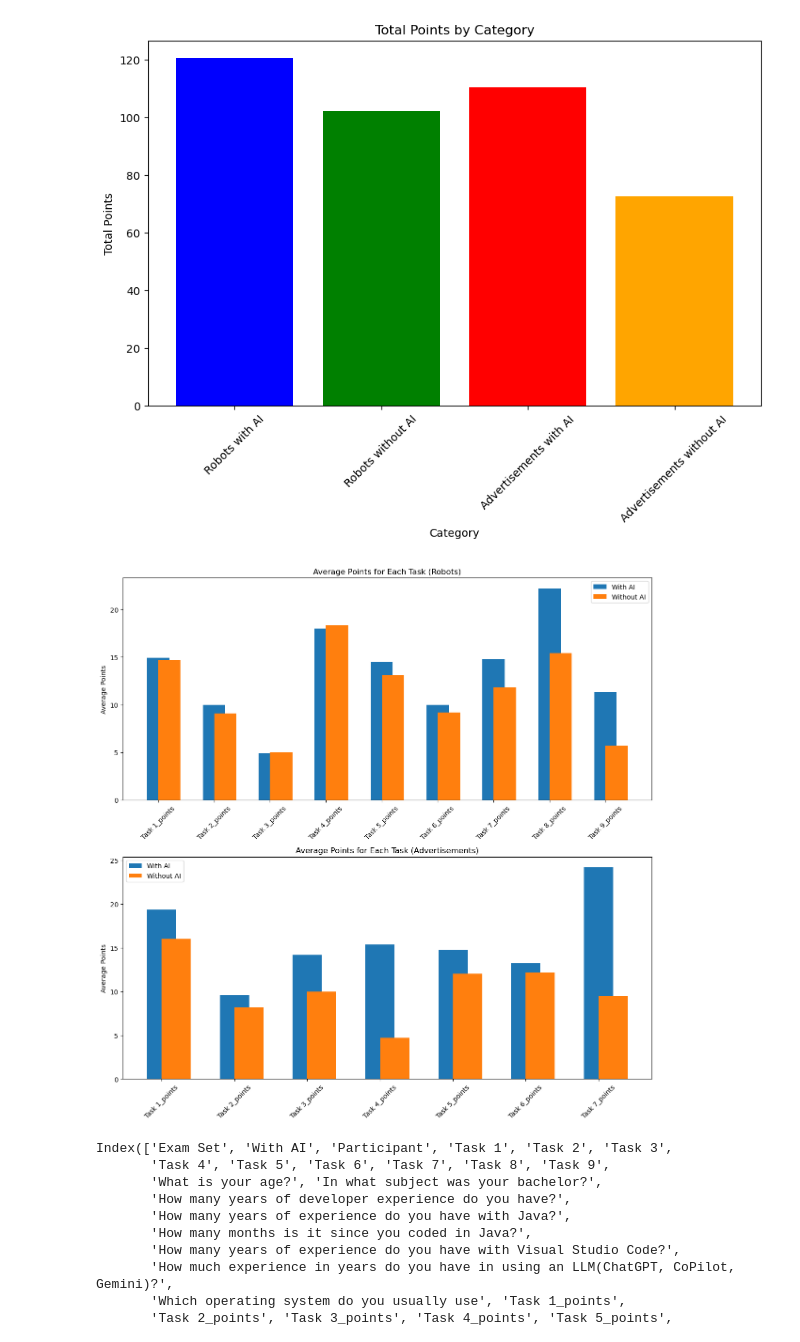
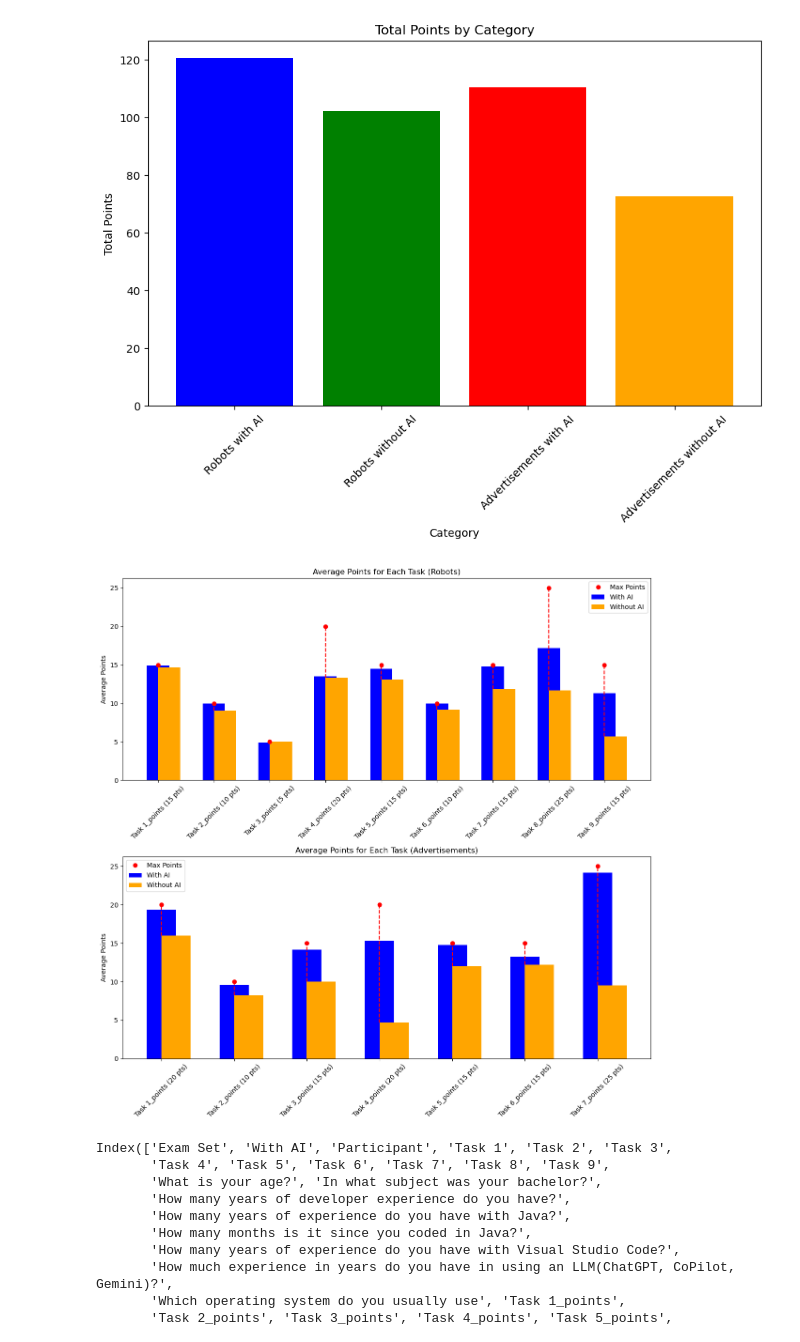
Before and after one commit to cseetreview/review_project, a Jupyter notebook: dataanalysis copy.ipynb, the cells around one changed output. Cells and saved outputs as stored; diff of their text form; code cells hidden in the pictures.

```diff
--- a/dataanalysis copy.ipynb
+++ b/dataanalysis copy.ipynb
@@ -10,7 +10,7 @@ from scipy.stats import ttest_ind
 from sklearn.cluster import KMeans
 from sklearn.preprocessing import StandardScaler
 
-data = pd.read_csv('promptCount (1).csv', delimiter=';')
+data = pd.read_csv('promptCount (2).csv', delimiter=';')
 
 print(data.head())
 # %% [output]
@@ -471,46 +469,62 @@ plt.show()
 # %% [output]
 [figure]
 # %%
+import matplotlib.pyplot as plt
+
 # Filtering data for each set
 data_with_ai_robots = data[(data['With AI'] == 'Yes') & (data['Exam Set'] == 'Robots')]
 data_without_ai_robots = data[(data['With AI'] == 'No') & (data['Exam Set'] == 'Robots')]
 data_with_ai_ads = data[(data['With AI'] == 'Yes') & (data['Exam Set'] == 'Advertisements')]
 data_without_ai_ads = data[(data['With AI'] == 'No') & (data['Exam Set'] == 'Advertisements')]
 
-# Assuming tasks are from Task 1 to Task 9
-task_columns = ['Task 1_points', 'Task 2_points', 'Task 3_points', 'Task 4_points', 'Task 5_points', 'Task 6_points', 'Task 7_points', 'Task 8_points', 'Task 9_points']
+# Assuming tasks are from Task 1 to Task 9 for Robots and Task 1 to Task 7 for Advertisements
+task_columns_robots = ['Task 1_points', 'Task 2_points', 'Task 3_points', 'Task 4_points', 'Task 5_points', 'Task 6_points', 'Task 7_points', 'Task 8_points', 'Task 9_points']
+task_columns_adv = ['Task 1_points', 'Task 2_points', 'Task 3_points', 'Task 4_points', 'Task 5_points', 'Task 6_points', 'Task 7_points']
 
 # Calculating averages
-avg_points_with_ai_robots = data_with_ai_robots[task_columns].mean()
-avg_points_without_ai_robots = data_without_ai_robots[task_columns].mean()
-avg_points_with_ai_ads = data_with_ai_ads[task_columns].mean()
-avg_points_without_ai_ads = data_without_ai_ads[task_columns].mean()
+avg_points_with_ai_robots = data_with_ai_robots[task_columns_robots].mean()
+avg_points_without_ai_robots = data_without_ai_robots[task_columns_robots].mean()
+avg_points_with_ai_ads = data_with_ai_ads[task_columns_adv].mean()
+avg_points_without_ai_ads = data_without_ai_ads[task_columns_adv].mean()
+
+# Maximum points for each task
+max_points_per_task_robots = [15, 10, 5, 20, 15, 10, 15, 25, 15]
+max_points_per_task_advertisement = [20, 10, 15, 20, 15, 15, 25]
 
 # Plotting
 fig, axs = plt.subplots(2, 1, figsize=(12, 12))
 
+# Function to add max points to plots
+def add_max_points(ax, task_columns, avg_with_ai, avg_without_ai, max_points):
+    # Setting explicit colors for clarity and consistency
+    bars_with_ai = ax.bar(task_columns, avg_with_ai, width=0.4, label='With AI', color='blue', align='center')
+    bars_without_ai = ax.bar(task_columns, avg_without_ai, width=0.4, label='Without AI', color='orange', align='edge')
+    for i, max_point in enumerate(max_points):
+        ax.plot([i], [max_point], 'ro', label='Max Points' if i == 0 else "")  # Only label once
+        ax.vlines(i, ymin=min(avg_with_ai[i], avg_without_ai[i]), ymax=max_point, color='r', linestyle='--')
+
 # Robots
-axs[0].bar(task_columns, avg_points_with_ai_robots, width=0.4, label='With AI', align='center')
-axs[0].bar(task_columns, avg_points_without_ai_robots, width=0.4, label='Without AI', align='edge')
+add_max_points(axs[0], task_columns_robots, avg_points_with_ai_robots, avg_points_without_ai_robots, max_points_per_task_robots)
 axs[0].set_ylabel('Average Points')
 axs[0].set_title('Average Points for Each Task (Robots)')
 axs[0].legend()
 
 # Advertisements
-axs[1].bar(task_columns, avg_points_with_ai_ads, width=0.4, label='With AI', align='center')
-axs[1].bar(task_columns, avg_points_without_ai_ads, width=0.4, label='Without AI', align='edge')
+add_max_points(axs[1], task_columns_adv, avg_points_with_ai_ads, avg_points_without_ai_ads, max_points_per_task_advertisement)
 axs[1].set_ylabel('Average Points')
 axs[1].set_title('Average Points for Each Task (Advertisements)')
 axs[1].legend()
 
-for ax in axs:
-    plt.sca(ax)
-    plt.xticks(rotation=45)
+# Custom x-axis labels with max points
+axs[0].set_xticks(range(len(task_columns_robots)))
+axs[0].set_xticklabels([f"{tc} ({mp} pts)" for tc, mp in zip(task_columns_robots, max_points_per_task_robots)], rotation=45)
+axs[1].set_xticks(range(len(task_columns_adv)))
+axs[1].set_xticklabels([f"{tc} ({mp} pts)" for tc, mp in zip(task_columns_adv, max_points_per_task_advertisement)], rotation=45)
 
 plt.tight_layout()
 plt.show()
 # %% [output]
-[figure, old version]
+[figure, new version]
 # %%
 column_names = data.columns
 print(column_names)
```
Also changed, not shown: parts of 10 cells of this notebook, 1 other file.
